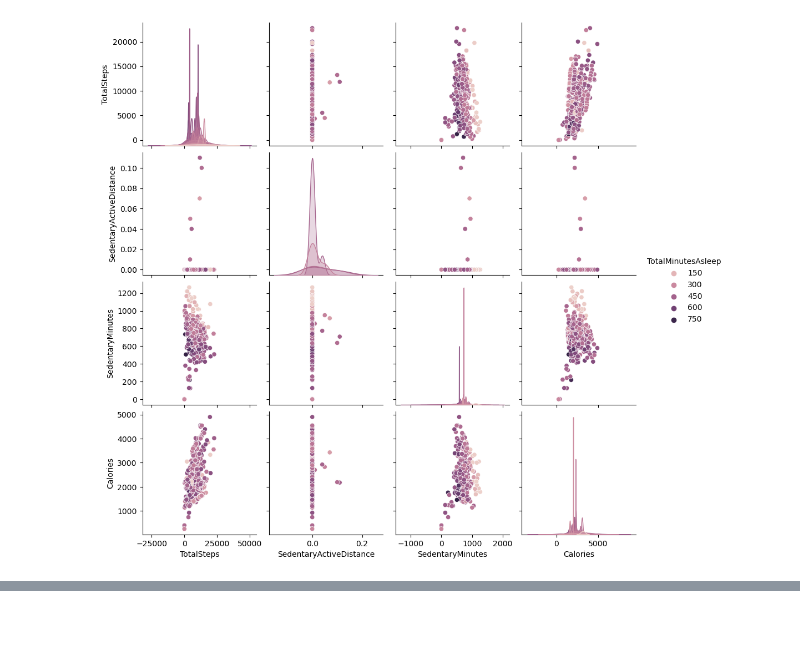
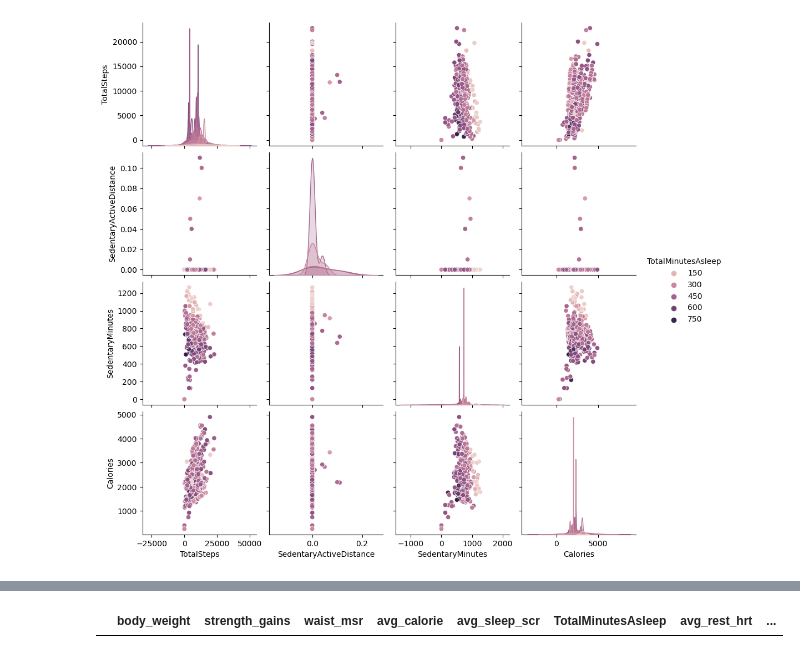
Before and after one commit to mainfranco/Fitness-Data, a Jupyter notebook: Fitness Data.ipynb, the cells around one changed output, grey strips where cells are left out. Saved outputs shown, nothing was run; the diff lists cells and outputs as text; code cells hidden in the pictures; blank space fills up the shorter version.

```diff
--- a/Fitness Data.ipynb
+++ b/Fitness Data.ipynb
@@ -251,0 +215,7 @@ sns.pairplot(daily_activity_and_sleep[['TotalSteps','SedentaryActiveDistance','S
+# %%
+column_names = ['body_weight','strength_gains','waist_msr','avg_calorie','avg_sleep_scr','TotalMinutesAsleep','avg_rest_hrt','avg_heart_rate','heart_rate_variation', 'avg_protein','stress_analysis','client_ID','date','total_steps']
+my_df = pd.DataFrame(columns=column_names)
+# %%
+my_df.head()
+# %% [output]
+|  | body_weight | strength_gains | waist_msr | avg_calorie | avg_sleep_scr | TotalMinutesAsleep | avg_rest_hrt | ... |
```
Also changed, not shown: parts of 22 cells of this notebook.
